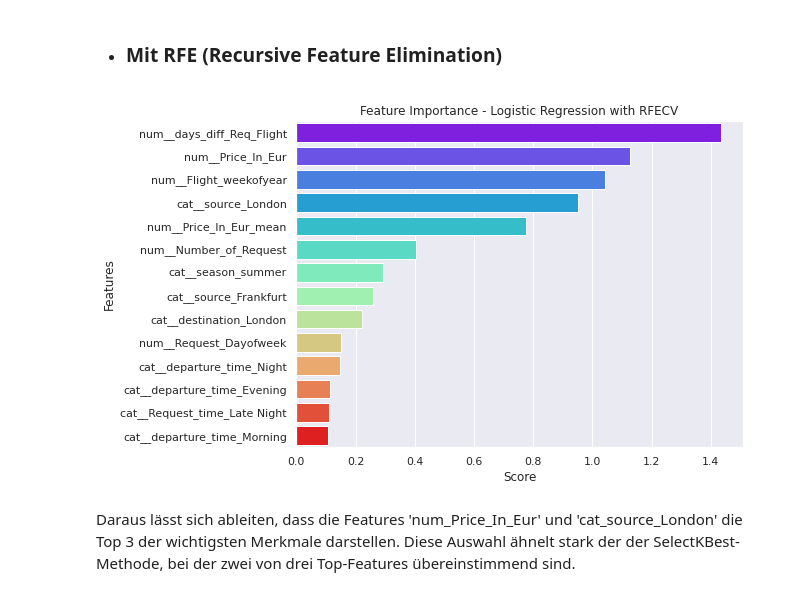
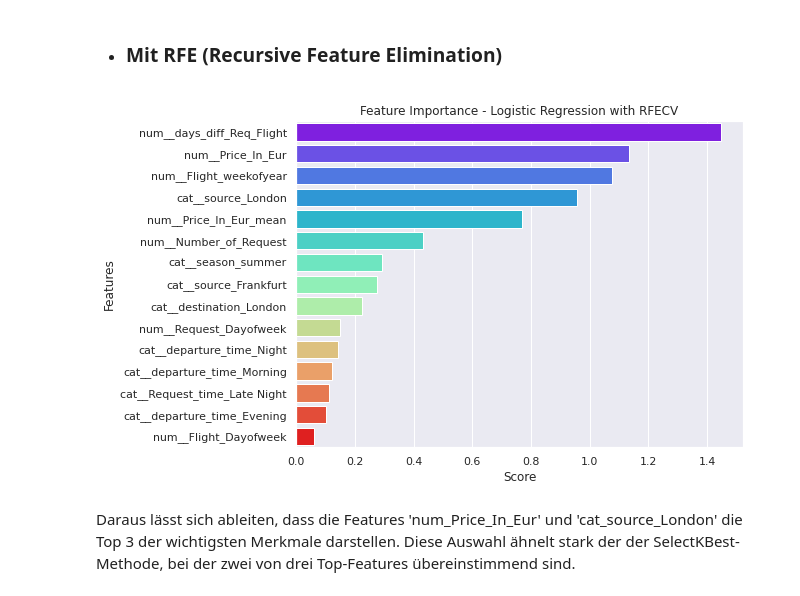
Before and after one commit to hahaha996/Data_Mining_Projekt, a Jupyter notebook: Projekt_DM.ipynb, the cells around one changed output. Cells and saved outputs as stored; diff of their text form; code cells hidden in the pictures.

```diff
--- a/Projekt_DM.ipynb
+++ b/Projekt_DM.ipynb
@@ -725,42 +743,42 @@ Daraus können wir sagen, dass die Features "num_Price_In_Eur", "num_Price_In_Eu
 base_model = LogisticRegression(random_state=42)
 
 # Erstelle RFECV (RFE mit Kreuzvalidierung), um die optimale Anzahl von Merkmalen zu ermitteln
-rfecv = RFECV(estimator=base_model, step=1, min_features_to_select = 10, cv=10, scoring='accuracy')
+rfecv = RFECV(estimator=base_model, step=1, min_features_to_select = 15, cv=10, scoring='accuracy')
 
 # Das Modell anpassen
 rfecv.fit(Xtrain_transformed, y_train)
 
 # Die optimalen Merkmale auswählen
 Xtrain_selected = Xtrain_transformed[:, rfecv.support_]
 
 # Die Namen der ausgewählten Features erhalten
 selected_features_rfecv = frame_train.columns[rfecv.support_]
 
 # Trainiere das Basismodell erneut mit den ausgewählten Features
 base_model.fit(Xtrain_selected, y_train)
 
 # Feature importance scores aus dem Modell extrahieren
 importance_scores = np.abs(base_model.coef_[0])
 
 # Erstelle ein DataFrame für eine bessere Visualisierung
 data = {'Features': selected_features_rfecv, 'Importance': importance_scores}
 df = pd.DataFrame(data)
 
 # Sortiere die Daten nach der Wichtigkeit der Features
 df = df.sort_values(by='Importance', ascending=False)
 
 # Erstelle die colormap
 colors = cm.rainbow(np.linspace(0, 1, len(df)))
 
 # Plotte die Wichtigkeit der Top-15-Features
 plt.figure(figsize=(8,6))
-sns.barplot(x='Importance', y='Features', data=df, palette=colors)  # add 'data=df' here
+sns.barplot(x='Importance', y='Features', data=df, palette=colors)
 plt.xlabel('Score')
 plt.ylabel('Features')
 plt.title('Feature Importance - Logistic Regression with RFECV')
 plt.show()
 # %% [output]
-[figure, old version]
+[figure, new version]
 # %% [markdown]
 Daraus lässt sich ableiten, dass die Features 'num_Price_In_Eur' und 'cat_source_London' die Top 3 der wichtigsten Merkmale darstellen. Diese Auswahl ähnelt stark der der SelectKBest-Methode, bei der zwei von drei Top-Features übereinstimmend sind.
 # %% [markdown]
```
Also changed, not shown: parts of 34 cells of this notebook.
